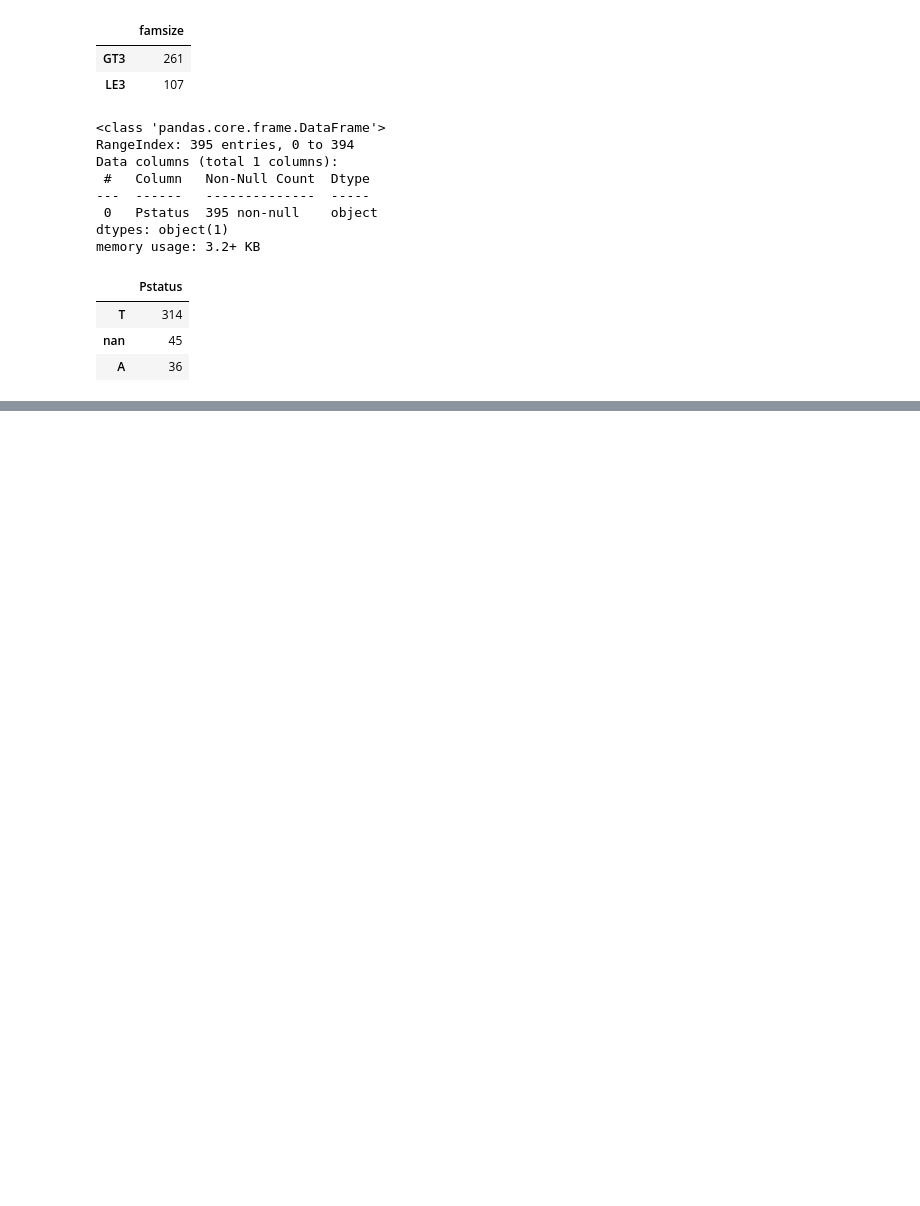
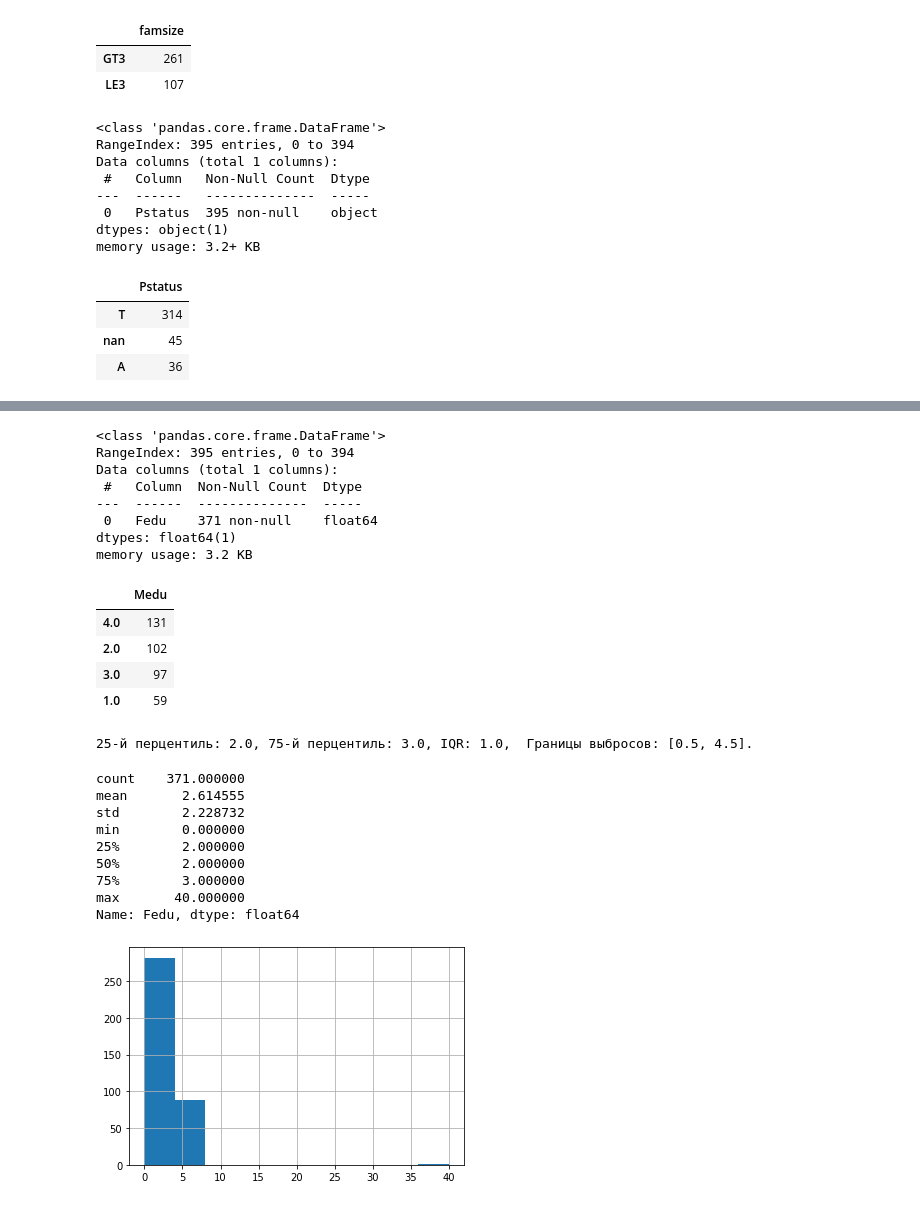
Before and after one commit to yasckevich/module_02, a Jupyter notebook: Untitled5.ipynb, the cells around one changed output, grey strips where cells are left out. Saved outputs shown, nothing was run; the diff lists cells and outputs as text; code cells hidden in the pictures; blank space fills up the shorter version.

```diff
--- a/Untitled5.ipynb
+++ b/Untitled5.ipynb
@@ -183,0 +213,45 @@ memory usage: 128.0 bytes
+# %%
+#8 Fedu — образование отца (0 - нет, 1 - 4 класса, 2 - 5-9 классы, 3 - среднее специальное или 11 классов, 4 - высшее)
+
+pd.DataFrame(base.Fedu).info()
+#видим, что есть пропущенны
+
+print()
+display(pd.DataFrame(base.Medu.value_counts()))
+
+median = base.Fedu.median()
+IQR = base.Fedu.quantile(0.75) - base.Fedu.quantile(0.25)
+perc25 = base.Fedu.quantile(0.25)
+perc75 = base.Fedu.quantile(0.75)
+print('25-й перцентиль: {},'.format(perc25), '75-й перцентиль: {},'.format(perc75)
+      , "IQR: {}, ".format(IQR),"Границы выбросов: [{f}, {l}].".format(f=perc25 - 1.5*IQR, l=perc75 + 1.5*IQR))
+print()
+
+base.Fedu.hist()
+base.Fedu.describe()
+#все ок
+# %% [output]
+<class 'pandas.core.frame.DataFrame'>
+RangeIndex: 395 entries, 0 to 394
+Data columns (total 1 columns):
+ #   Column  Non-Null Count  Dtype
+---  ------  --------------  -----
+ 0   Fedu    371 non-null    float64
+dtypes: float64(1)
+memory usage: 3.2 KB
+|  | Medu |
+| 4.0 | 131 |
+| 2.0 | 102 |
+| 3.0 | 97 |
+| 1.0 | 59 |
+25-й перцентиль: 2.0, 75-й перцентиль: 3.0, IQR: 1.0,  Границы выбросов: [0.5, 4.5].
+count    371.000000
+mean       2.614555
+std        2.228732
+min        0.000000
+25%        2.000000
+50%        2.000000
+75%        3.000000
+max       40.000000
+Name: Fedu, dtype: float64
+[figure, added]
```
Also changed, not shown: parts of 9 cells of this notebook.
